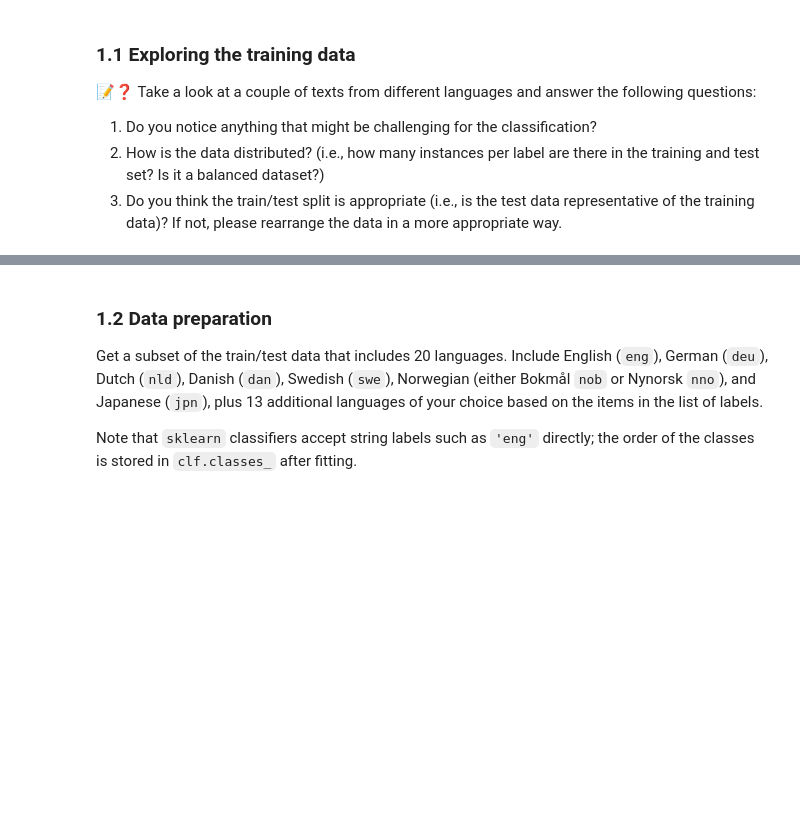
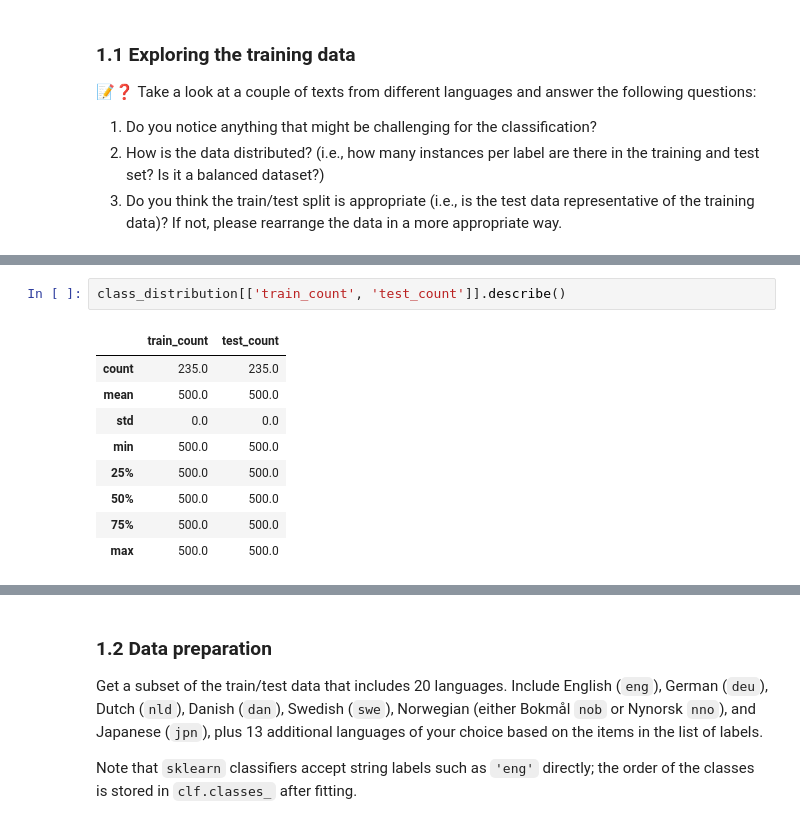
Before and after one commit to smemmishofer/ML4NLP1-2026-Tutorial-Notebooks, a Jupyter notebook: exercises/ex1/ex1_lr.ipynb, the cells around one changed output, grey strips where cells are left out. Saved outputs shown, nothing was run; the diff lists cells and outputs as text; blank space fills up the shorter version.

```diff
--- a/exercises/ex1/ex1_lr.ipynb
+++ b/exercises/ex1/ex1_lr.ipynb
@@ -91,0 +172,12 @@ print(labels)
+# %%
+class_distribution[['train_count', 'test_count']].describe()
+# %% [output]
+|  | train_count | test_count |
+| count | 235.0 | 235.0 |
+| mean | 500.0 | 500.0 |
+| std | 0.0 | 0.0 |
+| min | 500.0 | 500.0 |
+| 25% | 500.0 | 500.0 |
+| 50% | 500.0 | 500.0 |
+| 75% | 500.0 | 500.0 |
+| max | 500.0 | 500.0 |
```
Also changed, not shown: parts of 47 cells of this notebook.
